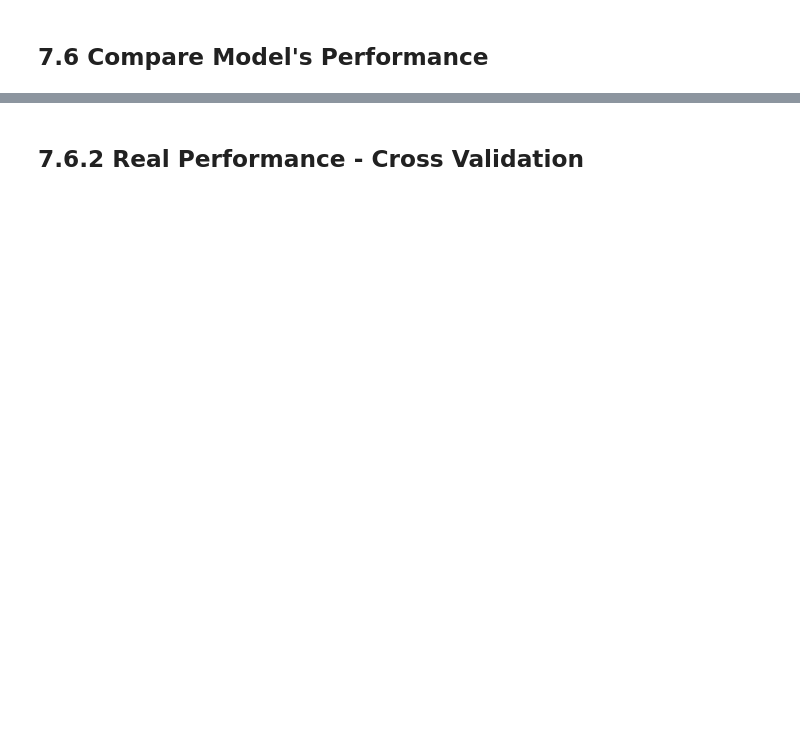
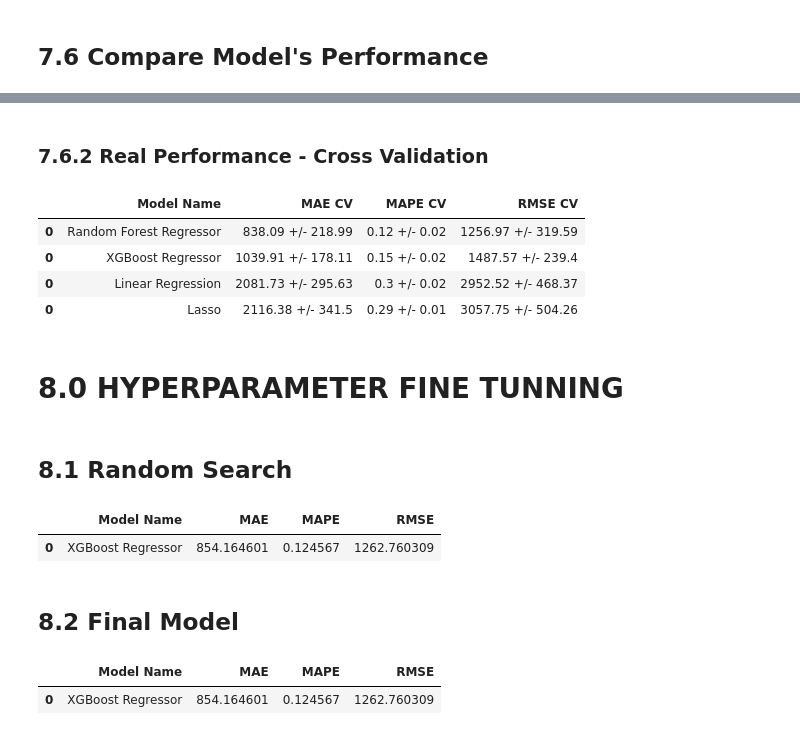
Before and after one commit to samuel-guedes/DataScience_em_Producao, a Jupyter notebook: notebooks/08_Store_Sales_Prediction.ipynb, the cells around one changed output, grey strips where cells are left out. Cells and saved outputs as stored; diff of their text form; code cells hidden in the pictures; blank space fills up the shorter version.

Commit message:
starting Fine Tuning

```diff
--- a/notebooks/08_Store_Sales_Prediction.ipynb
+++ b/notebooks/08_Store_Sales_Prediction.ipynb
@@ -1182,5 +1206,15 @@ modelling_result.sort_values( 'RMSE' )
 # %% [markdown]
-## 7.6.2 Real Performance - Cross Validation
+### 7.6.2 Real Performance - Cross Validation
 # %%
 modelling_result_cv = pd.concat( [lr_result_cv, lrr_result_cv, rf_result_cv, xgb_result_cv] )
-modelling_result_cv.sort_values( 'RMSE' )
+modelling_result_cv.sort_values( 'RMSE CV' )
+# %% [output]
+|  | Model Name | MAE CV | MAPE CV | RMSE CV |
+| 0 | Random Forest Regressor | 838.09 +/- 218.99 | 0.12 +/- 0.02 | 1256.97 +/- 319.59 |
+| 0 | XGBoost Regressor | 1039.91 +/- 178.11 | 0.15 +/- 0.02 | 1487.57 +/- 239.4 |
+| 0 | Linear Regression | 2081.73 +/- 295.63 | 0.3 +/- 0.02 | 2952.52 +/- 468.37 |
+| 0 | Lasso | 2116.38 +/- 341.5 | 0.29 +/- 0.01 | 3057.75 +/- 504.26 |
+# %% [markdown]
+# 8.0 HYPERPARAMETER FINE TUNNING
+# %% [markdown]
+## 8.1 Random Search
@@ -1186,0 +1234,27 @@ modelling_result_cv.sort_values( 'RMSE' )
+# %%
+final_resut = pd.DataFrame()
+
+for i in range ( MAX_EVAL):
+
+    #Choose values for paramenters randomly
+    hp = {k: random.sample( v, 1)[0] for k, v in param.items() }
+    print( hp )
+
+    # model
+    model_xgb = xgb.XGBRegressor(objective = 'reg:squarederror',
+                                 n_estimators = hp['n_etimators',
+                                 eta = hp['eat'],
+                                 max_depth = hp['mas_depth'],
+                                 subsample = hp[ 'subsample'],
+                                 min_child_weight = hp[ 'min_child_weight'] )
+
+    #performance
+    result = cross_validation( x_training, 5, 'XGBoost regressor', model_xgb, verbose=False )
+    final_result = pd.concat( [final_result, result])
+
+final_result
+# %% [output]
+|  | Model Name | MAE | MAPE | RMSE |
+| 0 | XGBoost Regressor | 854.164601 | 0.124567 | 1262.760309 |
+# %% [markdown]
+## 8.2 Final Model
@@ -1186,0 +1270,20 @@ modelling_result_cv.sort_values( 'RMSE' )
+# %%
+
+
+# model
+model_xgb_tuned = xgb.XGBRegressor(objective = 'reg:squarederror',
+                             n_estimators = hp['n_etimators',
+                             eta = hp['eat'],
+                             max_depth = hp['mas_depth'],
+                             subsample = hp[ 'subsample'],
+                             min_child_weight = hp[ 'min_child_weight'] ).fit( x_train, y_train )
+
+# prediction
+yhat_xgb_tuned = model_xgb_tuned.predict( x_test )
+
+#performance
+xgb_result_tuned = ml_error( 'XGBoost Regressor', npexpm1( y_test ), np.expm1( yhat_xgb_tuned) )
+xgb_result_tuned
+# %% [output]
+|  | Model Name | MAE | MAPE | RMSE |
+| 0 | XGBoost Regressor | 854.164601 | 0.124567 | 1262.760309 |
```
Also changed, not shown: parts of 11 cells of this notebook.
